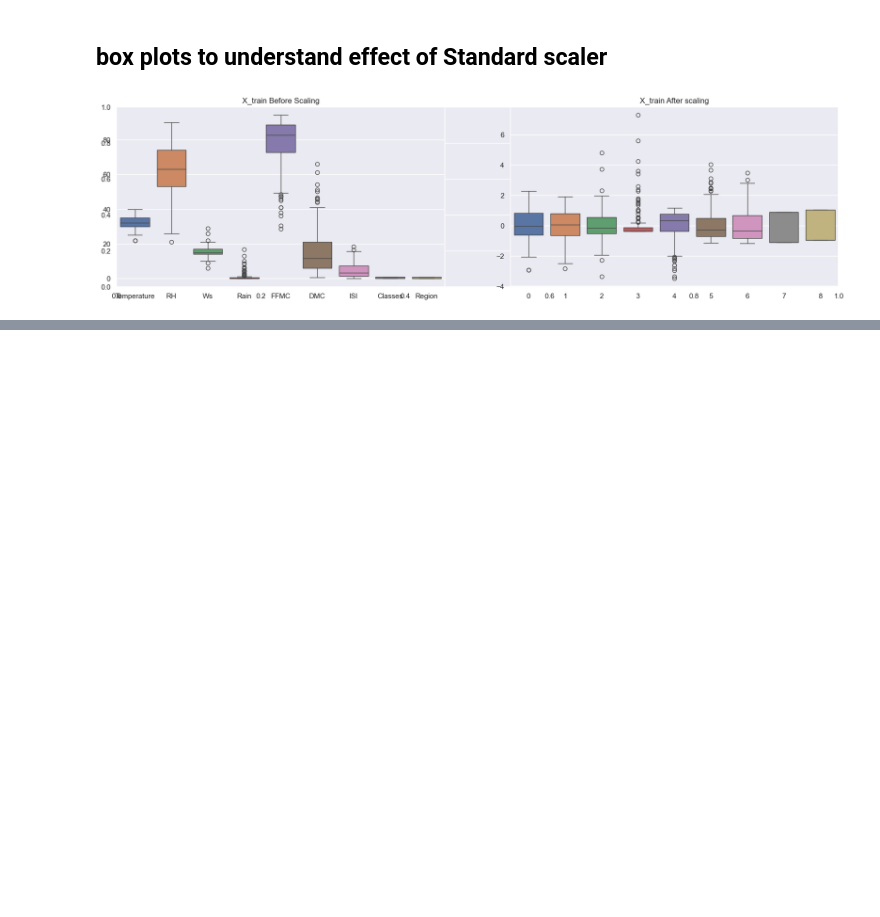
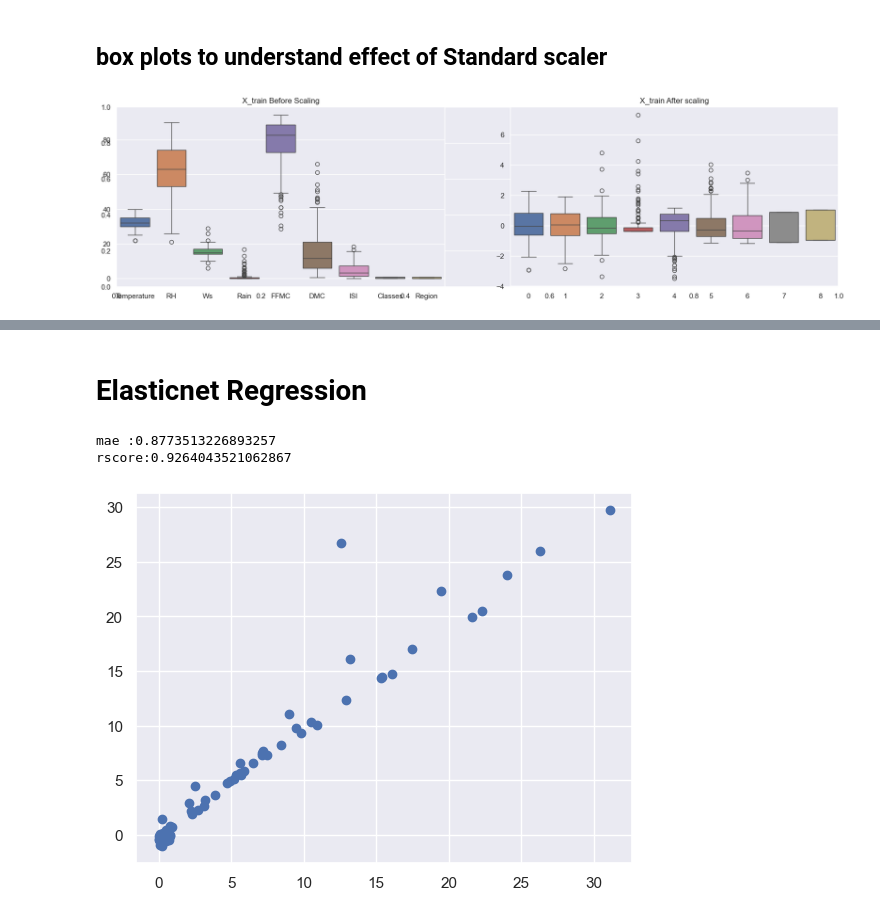
Before and after one commit to sanjip1203/Algerian-Forest-Fires-Dataset-anlysis-and-prediction, a Jupyter notebook: Model_Training.ipynb, the cells around one changed output, grey strips where cells are left out. Cells and saved outputs as stored; diff of their text form; code cells hidden in the pictures; blank space fills up the shorter version.

```diff
--- a/Model_Training.ipynb
+++ b/Model_Training.ipynb
@@ -183,0 +242,17 @@ plt.show()
+# %% [markdown]
+# Elasticnet Regression
+# %%
+from sklearn.linear_model import ElasticNet
+from sklearn.metrics import r2_score,mean_absolute_error
+eln = ElasticNet()
+eln.fit(X_train_scaled,y_train)
+y_pred = rid.predict(X_test_scaled)
+mae = mean_absolute_error(y_test,y_pred)
+rsore = r2_score(y_test,y_pred)
+print(f"mae :{mae} \nrscore:{rsore}")
+plt.scatter(y_test,y_pred)
+plt.show()
+# %% [output]
+mae :0.8773513226893257
+rscore:0.9264043521062867
+[figure, added]
```
Also changed, not shown: parts of 10 cells of this notebook.
